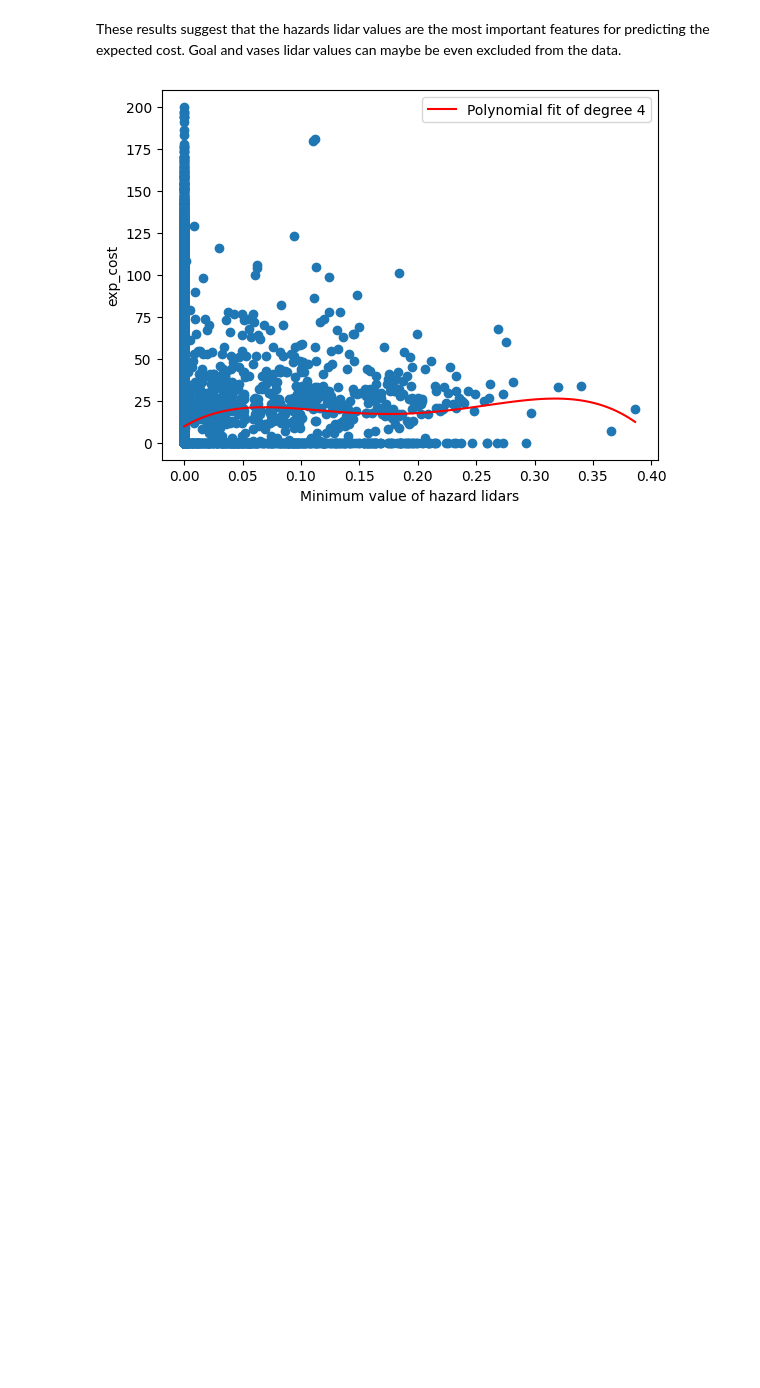
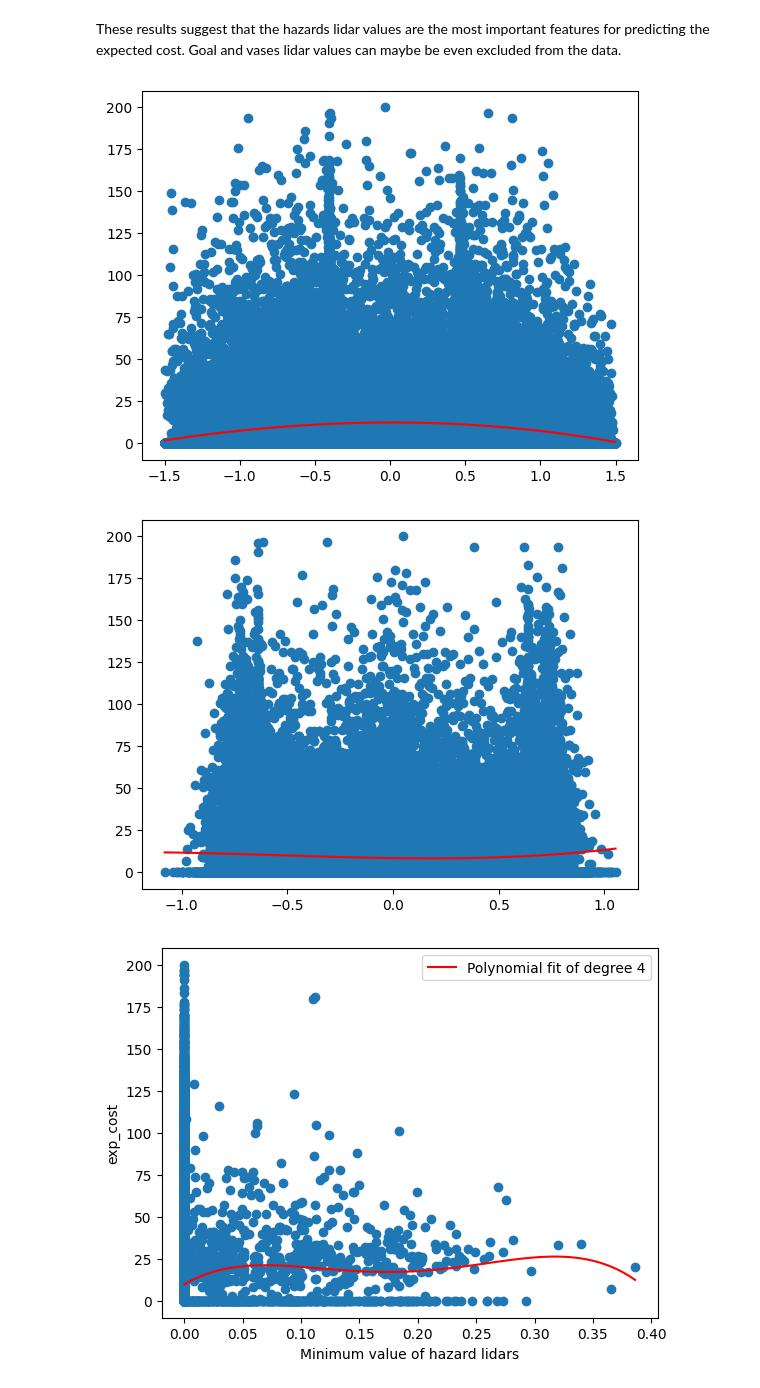
Before and after one commit to Shirkanzilla/predictive-control-switch, a Jupyter notebook: Safety-Gymnasium/create_dataset.ipynb, the cells around one changed output. Cells and saved outputs as stored; diff of their text form; code cells hidden in the pictures; blank space fills up the shorter version.

```diff
--- a/Safety-Gymnasium/create_dataset.ipynb
+++ b/Safety-Gymnasium/create_dataset.ipynb
@@ -639,6 +641,30 @@ max_value_plot(df[vases_cols], df["exp_cost"], polynomial_degree=3, x_name="vase
 [figure]
 # %% [markdown]
 These results suggest that the hazards lidar values are the most important features for predicting the expected cost. Goal and vases lidar values can maybe be even excluded from the data.
+# %%
+feature= df["velocimeter0"]
+plt.scatter(feature, df["exp_cost"])
+
+coeffs = np.polyfit(feature, df["exp_cost"], deg=3)
+reg_line = np.poly1d(coeffs)
+x_line = np.linspace(feature.min(), feature.max(), 100)
+y_line = reg_line(x_line)
+
+plt.plot(x_line, y_line, color='red', label=f'Polynomial fit of degree {3}')
+plt.show()
+feature= df["velocimeter1"]
+plt.scatter(feature, df["exp_cost"])
+
+coeffs = np.polyfit(feature, df["exp_cost"], deg=3)
+reg_line = np.poly1d(coeffs)
+x_line = np.linspace(feature.min(), feature.max(), 100)
+y_line = reg_line(x_line)
+
+plt.plot(x_line, y_line, color='red', label=f'Polynomial fit of degree {3}')
+plt.show()
+# %% [output]
+[figure, added]
+[figure, added]
 # %%
 import numpy as np
 import matplotlib.pyplot as plt
```
Also changed, not shown: parts of 16 cells of this notebook.
